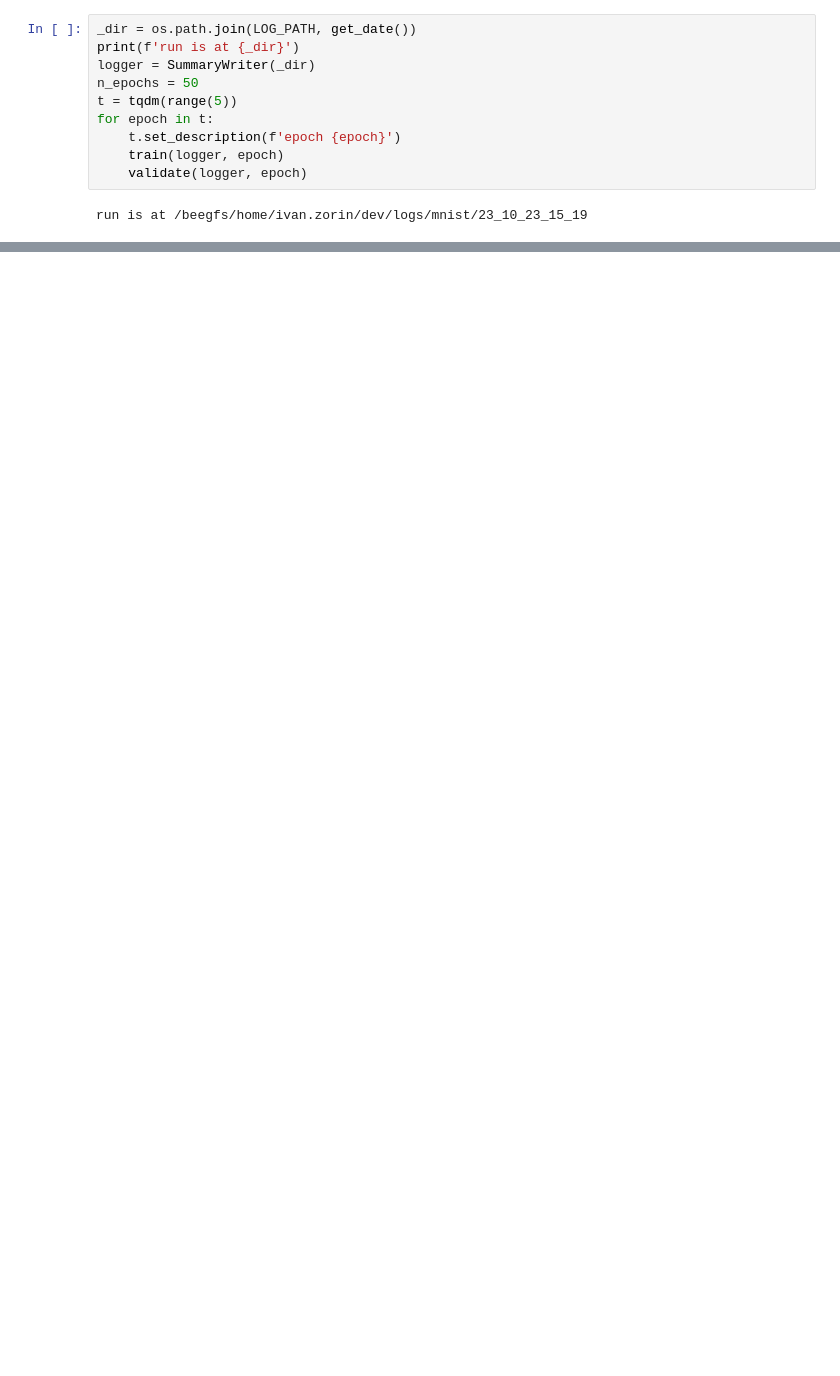
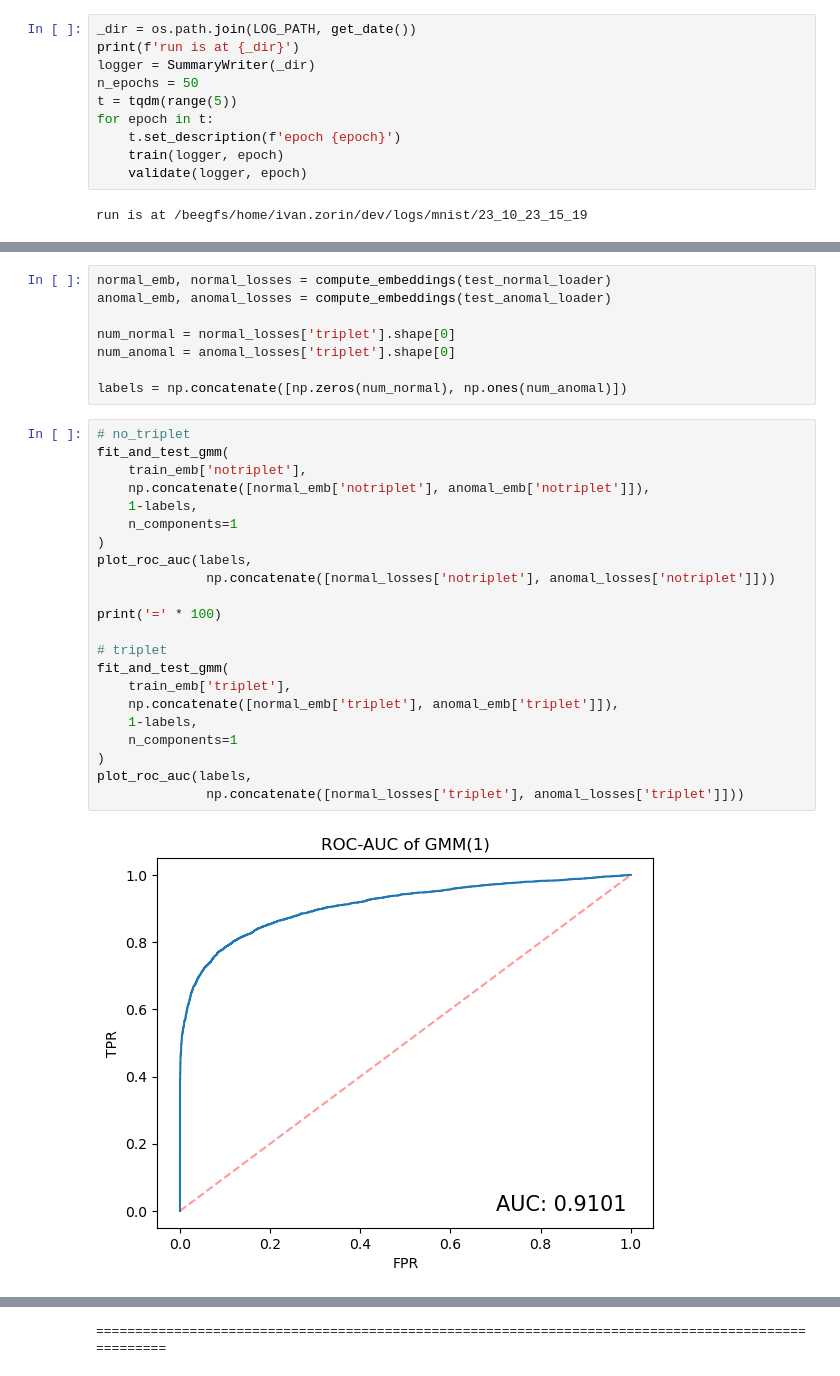
Before and after one commit to izorin/ntl, a Jupyter notebook: ntl/notebooks/mnist_clustering.ipynb, the cells around one changed output, grey strips where cells are left out. Cells and saved outputs as stored; diff of their text form; blank space fills up the shorter version.

```diff
--- a/ntl/notebooks/mnist_clustering.ipynb
+++ b/ntl/notebooks/mnist_clustering.ipynb
@@ -336,0 +420,32 @@ run is at /beegfs/home/ivan.zorin/dev/logs/mnist/23_10_23_15_19
+# %%
+normal_emb, normal_losses = compute_embeddings(test_normal_loader)
+anomal_emb, anomal_losses = compute_embeddings(test_anomal_loader)
+
+num_normal = normal_losses['triplet'].shape[0]
+num_anomal = anomal_losses['triplet'].shape[0]
+
+labels = np.concatenate([np.zeros(num_normal), np.ones(num_anomal)])
+# %%
+# no_triplet
+fit_and_test_gmm(
+    train_emb['notriplet'],
+    np.concatenate([normal_emb['notriplet'], anomal_emb['notriplet']]),
+    1-labels,
+    n_components=1
+)
+plot_roc_auc(labels,
+              np.concatenate([normal_losses['notriplet'], anomal_losses['notriplet']]))
+
+print('=' * 100)
+
+# triplet
+fit_and_test_gmm(
+    train_emb['triplet'],
+    np.concatenate([normal_emb['triplet'], anomal_emb['triplet']]),
+    1-labels,
+    n_components=1
+)
+plot_roc_auc(labels,
+              np.concatenate([normal_losses['triplet'], anomal_losses['triplet']]))
+# %% [output]
+[figure, added]
@@ -336,0 +453 @@ run is at /beegfs/home/ivan.zorin/dev/logs/mnist/23_10_23_15_19
+====================================================================================================
```
Also changed, not shown: parts of 9 cells of this notebook, 3 other files.
